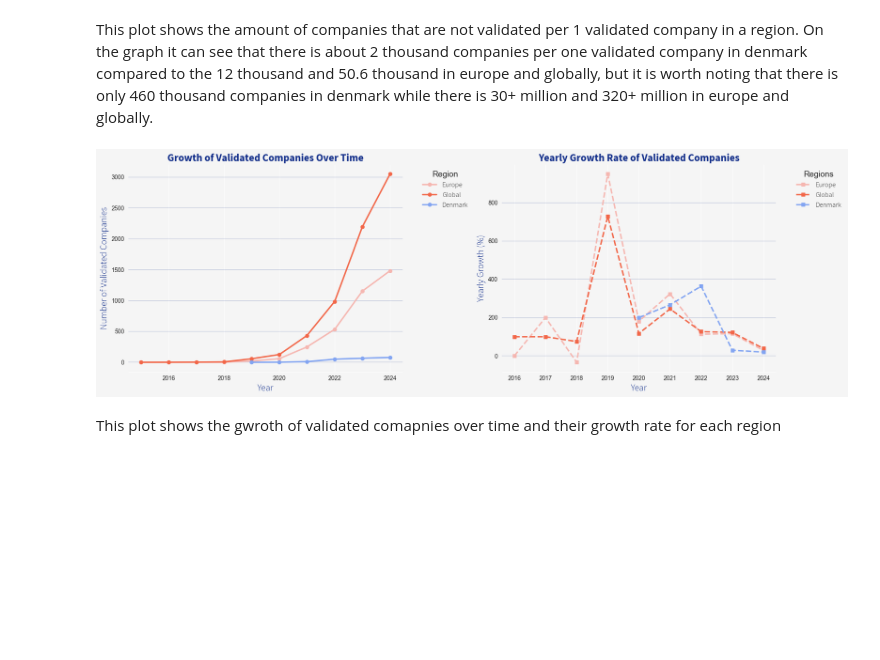
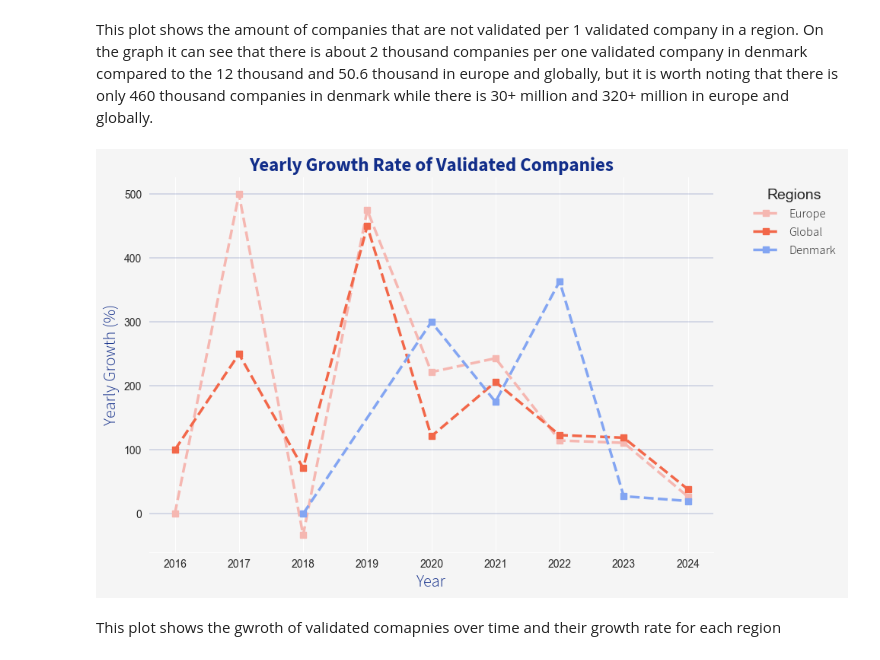
Before and after one commit to AnjaBrocklehurst/AnjaBrocklehurst.github.io, a Jupyter notebook: assets/code/4_DK-EU-World_clean.ipynb, the cells around one changed output. Drawn from its saved outputs; the diff is of its cells as text; code cells hidden in the pictures; blank space fills up the shorter version.

Commit message:
fixed graph

```diff
--- a/assets/code/4_DK-EU-World_clean.ipynb
+++ b/assets/code/4_DK-EU-World_clean.ipynb
@@ -575,73 +575,67 @@ Comp_Global.loc[:, "region_source"] = "Global"
 Comp_Europe.loc[:, "region_source"] = "Europe"
 Comp_dk.loc[:, "region_source"] = "Denmark"
 
-# Combine all three datasets
-df = pd.concat([Comp_Global, Comp_Europe, Comp_dk])
+Targ_Global.loc[:, "region_source"] = "Global"
+Targ_Europe.loc[:, "region_source"] = "Europe"
+Targ_dk.loc[:, "region_source"] = "Denmark"
+# Remove duplicates from each dataset
+Targ_Global_unique = Targ_Global.drop_duplicates(subset="sbti_id")
+Targ_Europe_unique = Targ_Europe.drop_duplicates(subset="sbti_id")
+Targ_dk_unique = Targ_dk.drop_duplicates(subset="sbti_id")
 
+# Concatenate the unique datasets
+df = pd.concat([Targ_Global_unique, Targ_Europe_unique, Targ_dk_unique], ignore_index=True)
+df["year_published"] = pd.to_datetime(df["date_published"]).dt.year
 # Filter companies with validated targets
-validated_df = df[df["near_term_status"] == "Targets set"]
+validated_df =df
 
 # Group by year and region to count validated companies
-validated_growth = validated_df.groupby(["year_updated", "region_source"]).size().reset_index(name="count")
+validated_growth = validated_df.groupby(["year_published", "region_source"]).size().reset_index(name="count")
 
 # Calculate year-over-year growth percentage
 validated_growth["relative_growth"] = validated_growth.groupby("region_source")["count"].pct_change() * 100
-
+region_colors = {"Global": sbt_palette[0], "Europe": sbt_palette[1], "Denmark": sbt_palette[2]}
 # Create the plot
-fig, axes = plt.subplots(1, 2,facecolor="#f5f5f5", figsize=(18, 6))  # Set fixed plot size (width, height)
-axes[0].set_facecolor("#f5f5f5")  # Set axes background color
-axes[1].set_facecolor("#f5f5f5")  # Set axes background color
-region_colors = {"Global": sbt_palette[0], "Europe": sbt_palette[1], "Denmark": sbt_palette[2]}
-
-for source in validated_growth["region_source"].unique():
-    subset = validated_growth[validated_growth["region_source"] == source]
-    axes[0].plot(subset["year_updated"], subset["count"], marker="o", linewidth=2.5, color=region_colors[source], label=source)
-
-axes[0].set_title("Growth of Validated Companies Over Time", fontproperties=font_bold, fontsize=18, fontweight='bold', color="#122E8A")
-axes[0].set_xlabel("Year",fontproperties=font_light, fontsize=16, color="#122E8A")
-axes[0].set_ylabel("Number of Validated Companies", fontproperties=font_light, fontsize=16, color="#122E8A")
-
-axes[0].legend(
-    title="Region",
-    bbox_to_anchor=(1.05, 1),
-    loc="upper left",
-    fontsize=12,
-    frameon=False,
-    prop=font_legend,
-    title_fontsize=14
-)
+fig, axes2 = plt.subplots(facecolor="#f5f5f5", figsize=(10, 6))  # Set fixed plot size (width, height)
+ # Set axes background color
+axes2.set_facecolor("#f5f5f5")  # Set axes background color
 # Second subplot: Relative growth percentage
 for source in validated_growth["region_source"].unique():
     subset = validated_growth[validated_growth["region_source"] == source]
-    axes[1].plot(subset["year_updated"], subset["relative_growth"], marker="s", linestyle="dashed", linewidth=2.5, color=region_colors[source], label=source)
+    axes2.plot(subset["year_published"], subset["relative_growth"], marker="s", linestyle="dashed", linewidth=2.5, color=region_colors[source], label=source)
 
-axes[1].set_title("Yearly Growth Rate of Validated Companies", fontproperties=font_bold, fontsize=18, fontweight='bold', color="#122E8A")
-axes[1].set_xlabel("Year", fontproperties=font_light, fontsize=16, color="#122E8A")
-axes[1].set_ylabel("Yearly Growth (%)", fontproperties=font_light, fontsize=16, color="#122E8A")
+axes2.set_title("Yearly Growth Rate of Validated Companies", fontproperties=font_bold, fontsize=18, fontweight='bold', color="#122E8A")
+axes2.set_xlabel("Year", fontproperties=font_light, fontsize=16, color="#122E8A")
+axes2.set_ylabel("Yearly Growth (%)", fontproperties=font_light, fontsize=16, color="#122E8A")
 
 
-axes[1].legend(
+axes2.legend(
     title="Regions",
     bbox_to_anchor=(1.05, 1),
     loc="upper left",
     fontsize=12,
     frameon=False,
     prop=font_legend,
     title_fontsize=14
 )
 for ax in axes:
 
     ax.spines['top'].set_visible(False)
     ax.spines['right'].set_visible(False)
     ax.spines['left'].set_visible(False)
     ax.spines['bottom'].set_visible("#122E8A")
     ax.grid(True, axis='y', linestyle='-', linewidth=0.2, color="#122E8A", zorder=0)
-
+axes2.spines['top'].set_visible(False)
+axes2.spines['right'].set_visible(False)
+axes2.spines['left'].set_visible(False)
+axes2.spines['bottom'].set_visible("#122E8A")
+axes2.grid(True, axis='y', linestyle='-', linewidth=0.2, color="#122E8A", zorder=0)
 
 plt.tight_layout()
+plt.savefig("../images/validated_growth_plot.png", dpi=300, bbox_inches='tight')
 plt.show()
 # %% [output]
-[figure, old version]
+[figure, new version]
 # %% [markdown]
 This plot shows the gwroth of validated comapnies over time and their growth rate for each region
 # %%
```
Also changed, not shown: 1 other file.
